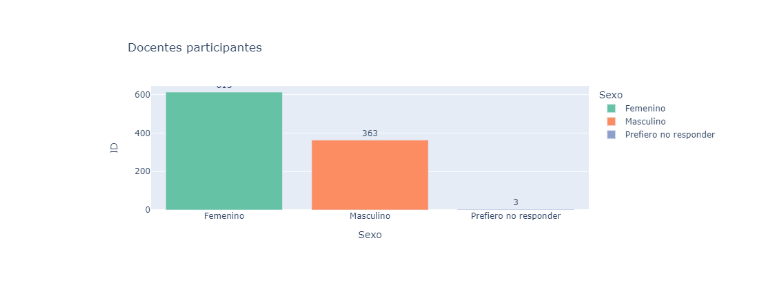
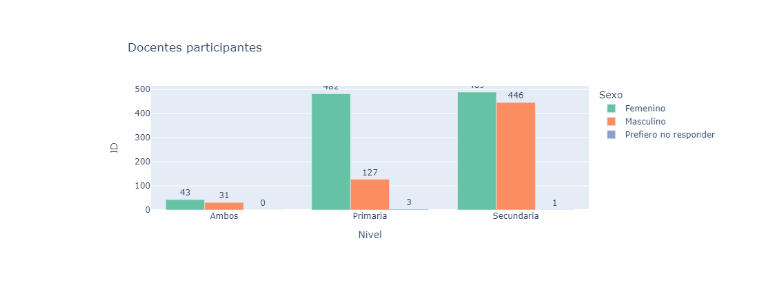
Before and after one commit to mariaf494/CFK2022, a Jupyter notebook: utils/cleaners/dashboard_doc_con.ipynb, the cells around one changed output. Drawn from its saved outputs; the diff is of its cells as text; code cells hidden in the pictures.

```diff
--- a/utils/cleaners/dashboard_doc_con.ipynb
+++ b/utils/cleaners/dashboard_doc_con.ipynb
@@ -6,0 +14,3 @@ df.head()
+# %%
+pivot_1 = pd.pivot_table(df, index=['Nivel','Sexo'], values='ID', aggfunc='nunique').reset_index() #aggfunc en función de values
+pivot_1
@@ -7,11 +28,14 @@ df.head()
 # %%
-pivot_1 = pd.pivot_table(df, index='Sexo', values='ID', aggfunc='nunique').reset_index()
-fig_1 = px.bar(pivot_1, x='Sexo', y ='ID',  color='Sexo', text='ID', color_discrete_sequence= px.colors.qualitative.Set2, title='Docentes participantes')
+
+#aggfunc=nunique,mean
+fig_1 = px.bar(pivot_1, x='Nivel', y ='ID',  color='Sexo', text='ID', barmode='group',
+               color_discrete_sequence= px.colors.qualitative.Set2,
+               title='Docentes participantes')
 fig_1.update_traces(textposition='outside',
                     texttemplate='%{text}')
 fig_1.show()
 # %% [output]
-[figure, old version]
+[figure, new version]
 # %%
 df[df.ID == 66]
 # %% [output]
```
Also changed, not shown: parts of 2 cells of this notebook, 14 other files.
